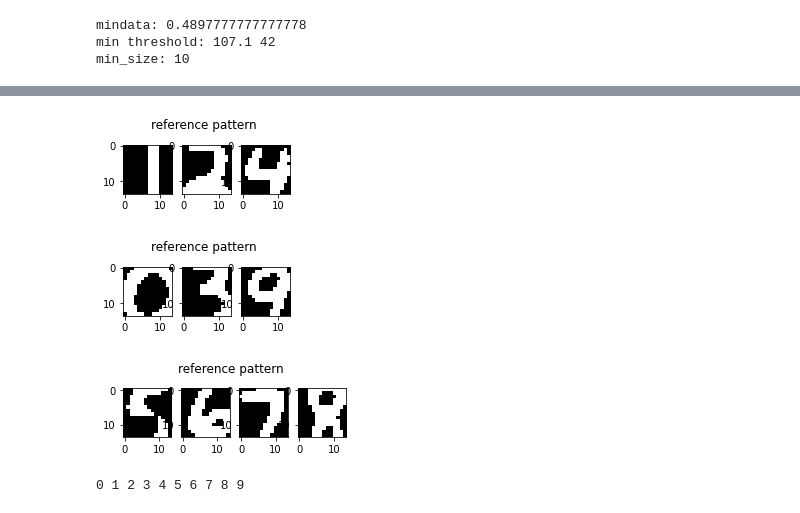
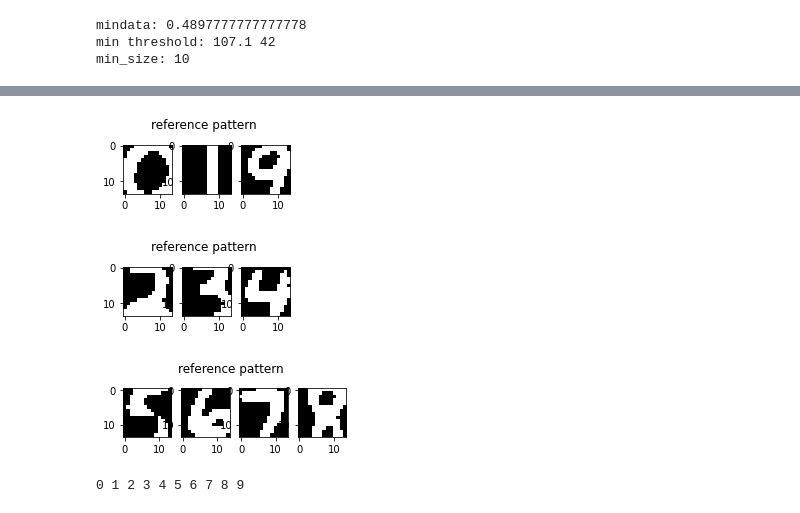
Before and after one commit to aslla77/aslla77, a Jupyter notebook: About_Hopfield_Network/Hopfeild_Network_MNIST.ipynb, the cells around one changed output, grey strips where cells are left out. Cells and saved outputs as stored; diff of their text form; code cells hidden in the pictures.

```diff
--- a/About_Hopfield_Network/Hopfeild_Network_MNIST.ipynb
+++ b/About_Hopfield_Network/Hopfeild_Network_MNIST.ipynb
@@ -485,6 +654,7 @@ class hopfield:
       data=np.sum(self.xi[i]==self.S)/(self.L**2)
       if data<=0.2:
         data=np.sum(self.xi[i]*(-1)==self.S)/(self.L**2)
+        self.S=self.S*(-1)
 
       if data>simi :
         simi=data
@@ -498,7 +668,7 @@ class hopfield:
       data=np.sum(self.xi[self.avr.index(index)]*(-1)==self.S)/(self.L**2)
     return data
 # %%
-a=hopfield(14,86,4000,True)
+a=hopfield(12,107.1,4000,True)
 img=a.xi[1].copy()
 a.run(img)
 a.plot_show()
@@ -558,4 +723,6 @@ perceptron3=hopfield(16,86,4000,[5,6,7,8])
 # %%
+#multi perceptron 구조에서 방식을 따와 중복도가 낮은 숫자의 조합끼리 묶어서 결과값을 출력
+
 class perceptron(hopfield):
   def __init__(self,L,threshold,MaxStep,list1=[1,2,4],list2=[0,3,9],list3=[5,6,7,8]):
     self.L=L
@@ -586,15 +753,15 @@ class perceptron(hopfield):
     percent_3,num_index_3=self.perceptron3.similiarity()
     self.index1=None
 
-    if percent_1>=0.9:
+    if percent_1>=0.85:
       self.xi_2=np.append(self.xi_2,np.array([S1]),axis=0)
       self.numdata.append(num_index_1)
 
-    if percent_2>=0.9:
+    if percent_2>=0.85:
       self.xi_2=np.append(self.xi_2,np.array([S2]),axis=0)
       self.numdata.append(num_index_2)
 
-    if percent_3>=0.9:
+    if percent_3>=0.85:
       self.xi_2=np.append(self.xi_2,np.array([S3]),axis=0)
       self.numdata.append(num_index_3)
 
@@ -635,6 +802,6 @@ num=9
 thresholdd=15
 L=14
 #L:crop_size, threshold:107.1, MaxStep:4000, list1,list2,list3=perceptron1
-ss=perceptron(L,107.10,5000)
+ss=perceptron(L,107.10,5000,[0,1,9],[2,3,4],[5,6,7,8] )
 # 실행시 기준 패턴을 보여줌
 # %% [output]
@@ -674,33 +841,31 @@ for i in range(10):
 # %%
 #@title 기본 제목 텍스트
 #실행시 오래 걸리기에 생략
-'''
+
 step=50
 thresholdd=15
 random_state=42
 L=14
 
 correct_data=dict(zip([i for i in range(10)], [0 for i in range(10)]))                        # 찾은 정답 확률
 worng_data=dict(zip([i for i in range(10)], [0 for i in range(10)]))                          # 못찾은 데이터들
 uncorrect_data=dict(zip([i for i in range(10)], [[0 for i in range(10)] for i in range(10)])) # 틀린 정답 위치들
-check=perceptron(L,107.10,3000)
+check=perceptron(L,107.10,3000,[0,1,9],[2,3,4],[5,6,7,8]) #124/039/5678
 
 for i in range(10):
   print(i,end=' ')
   for j in range(step):                         #각숫자 당 step 만큼의 랜덤의 숫자 입력
     ori_img,img=random_number(i,L,thresholdd)
     S,index=check.run(img)
     if index==None:                             # 못찾은 데이터
       worng_data[i]+=1
     elif i==index:                              # 정답일 경우
       correct_data[i]+=1/step*100
     else :                                      # 틀린 정답일 경우
       uncorrect_data[i][index]+=1
-
-'''
 # %% [output]
-[figure, old version]
+[figure, new version]
-[figure, old version]
+[figure, new version]
 [figure]
 0 1 2 3 4 5 6 7 8 9
 # %%
```
Also changed, not shown: parts of 30 cells of this notebook.
